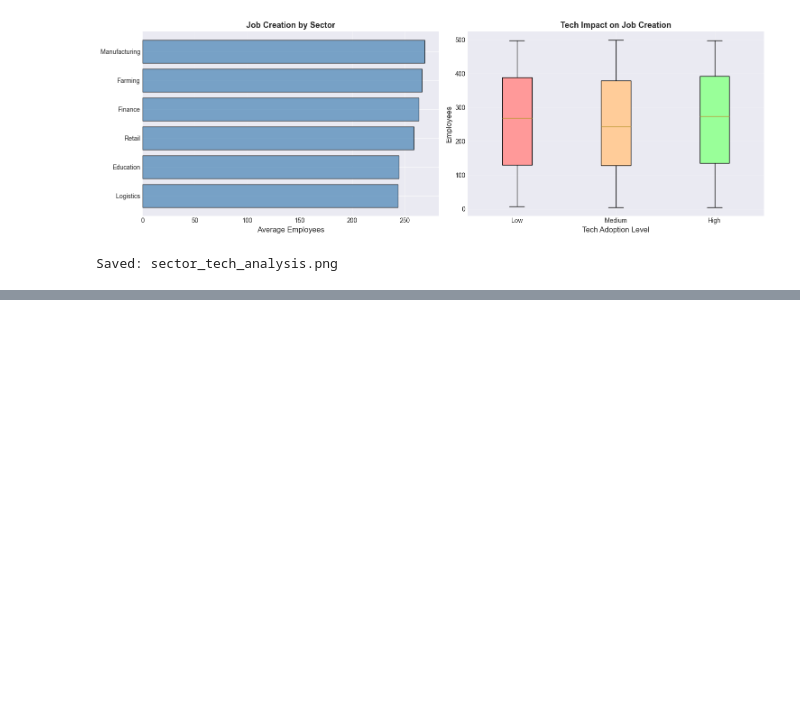
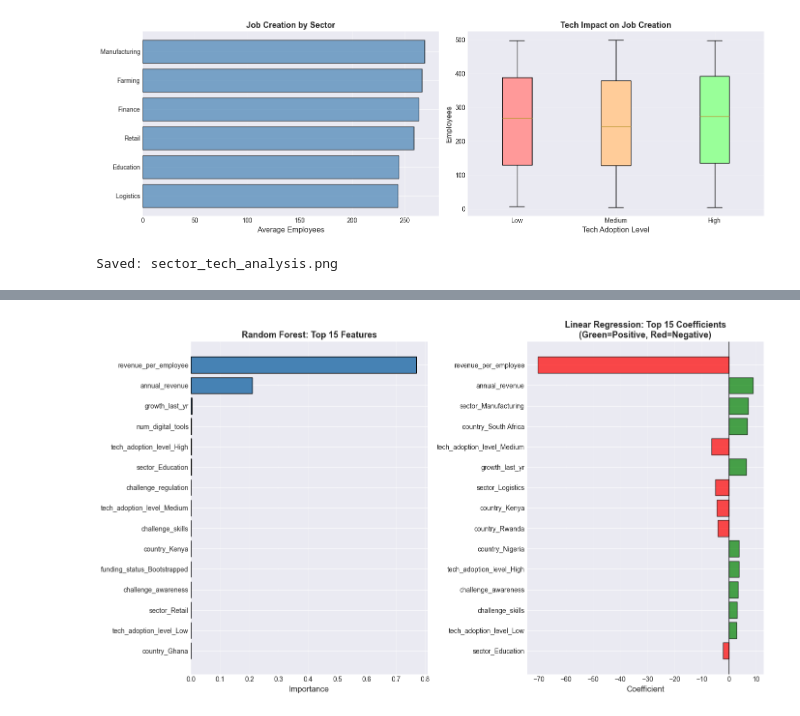
Before and after one commit to Bonaparte003/linear_regression_model, a Jupyter notebook: summative/linear_regression/multivariate.ipynb, the cells around one changed output, grey strips where cells are left out. Saved outputs shown, nothing was run; the diff lists cells and outputs as text; code cells hidden in the pictures; blank space fills up the shorter version.

```diff
--- a/summative/linear_regression/multivariate.ipynb
+++ b/summative/linear_regression/multivariate.ipynb
@@ -678,0 +808,93 @@ Best Model Saved: Random Forest
+# %%
+# Step 17.5: Feature Importance Analysis
+print('\nFEATURE IMPORTANCE ANALYSIS')
+print('='*60)
+
+# Random Forest provides feature importances
+importances = rf_model.feature_importances_
+feature_importance_df = pd.DataFrame({
+    'feature': X.columns,
+    'importance': importances
+}).sort_values('importance', ascending=False)
+
+print('\nTop 15 Most Important Features for Predicting Job Creation:')
+print('-'*60)
+print(f"{'Rank':<6} {'Feature':<30} {'Importance':>12}")
+print('-'*60)
+for idx, row in feature_importance_df.head(15).iterrows():
+    print(f"{feature_importance_df.index.get_loc(idx)+1:<6} {row['feature']:<30} {row['importance']:>12.4f}")
+
+# Check annual revenue ranking
+revenue_rank = feature_importance_df[feature_importance_df['feature'] == 'annual_revenue'].index[0] + 1
+revenue_importance = feature_importance_df[feature_importance_df['feature'] == 'annual_revenue']['importance'].values[0]
+
+print(f'\nAnnual Revenue Analysis:')
+print(f"  Rank: #{revenue_rank} out of {len(X.columns)} features")
+print(f"  Importance: {revenue_importance:.4f}")
+
+if revenue_rank <= 5:
+    print('  Annual revenue is a TOP predictor of job creation')
+elif revenue_rank <= 15:
+    print('  Annual revenue is moderately important')
+else:
+    print('  Annual revenue is less important than sector, tech level, and other factors')
+    print('  This explains why complex models (Random Forest) outperform simple linear regression')
+
+# Linear Regression Coefficients Analysis
+print('\n\nLinear Regression Coefficients (Top 10 by Absolute Value):')
+print('-'*60)
+coef_df = pd.DataFrame({
+    'feature': X.columns,
+    'coefficient': lr_model.coef_
+}).sort_values('coefficient', key=abs, ascending=False)
+
+print(f"{'Feature':<30} {'Coefficient':>15}")
+print('-'*60)
+for idx, row in coef_df.head(10).iterrows():
+    print(f"{row['feature']:<30} {row['coefficient']:>15.4f}")
+
+revenue_coef = coef_df[coef_df['feature'] == 'annual_revenue']['coefficient'].values[0]
+print(f'\nAnnual Revenue Coefficient: {revenue_coef:.6f}')
+if revenue_coef > 0:
+    print('  Positive: Higher revenue associated with more employees (as expected)')
+else:
+    print('  Negative: In linear model, higher revenue associated with fewer employees')
+    print('  This counter-intuitive result suggests:')
+    print('    1. Multicollinearity with revenue_per_employee')
+    print('    2. Sector-specific patterns dominate')
+    print('    3. Linear model is inadequate for this complex relationship')
+
+# Visualization
+fig, axes = plt.subplots(1, 2, figsize=(14, 8))
+
+# Random Forest Feature Importance
+top_features = feature_importance_df.head(15)
+axes[0].barh(range(len(top_features)), top_features['importance'], color='steelblue', edgecolor='black')
+axes[0].set_yticks(range(len(top_features)))
+axes[0].set_yticklabels(top_features['feature'])
+axes[0].set_xlabel('Importance', fontsize=12)
+axes[0].set_title('Random Forest: Top 15 Features', fontsize=13, fontweight='bold')
+axes[0].invert_yaxis()
+axes[0].grid(axis='x', alpha=0.3)
+
+# Linear Regression Coefficients
+top_coefs = coef_df.head(15)
+colors = ['green' if c > 0 else 'red' for c in top_coefs['coefficient']]
+axes[1].barh(range(len(top_coefs)), top_coefs['coefficient'], color=colors, edgecolor='black', alpha=0.7)
+axes[1].set_yticks(range(len(top_coefs)))
+axes[1].set_yticklabels(top_coefs['feature'])
+axes[1].set_xlabel('Coefficient', fontsize=12)
+axes[1].set_title('Linear Regression: Top 15 Coefficients\n(Green=Positive, Red=Negative)',
+                 fontsize=13, fontweight='bold')
+axes[1].invert_yaxis()
+axes[1].axvline(x=0, color='black', linestyle='-', linewidth=0.8)
+axes[1].grid(axis='x', alpha=0.3)
+
+plt.tight_layout()
+plt.savefig('images/feature_importance.png', dpi=300, bbox_inches='tight')
+plt.show()
+
+print('\nSaved: feature_importance.png')
+print('\nKey Takeaway: Random Forest identifies complex patterns that linear regression misses.')
+print('This is why ensemble methods achieve 97.9% accuracy vs 21.3% for linear models.')
+# %% [output]
@@ -678,0 +918 @@ Best Model Saved: Random Forest
+[figure, added]
```
Also changed, not shown: parts of 13 cells of this notebook, 9 other files.
